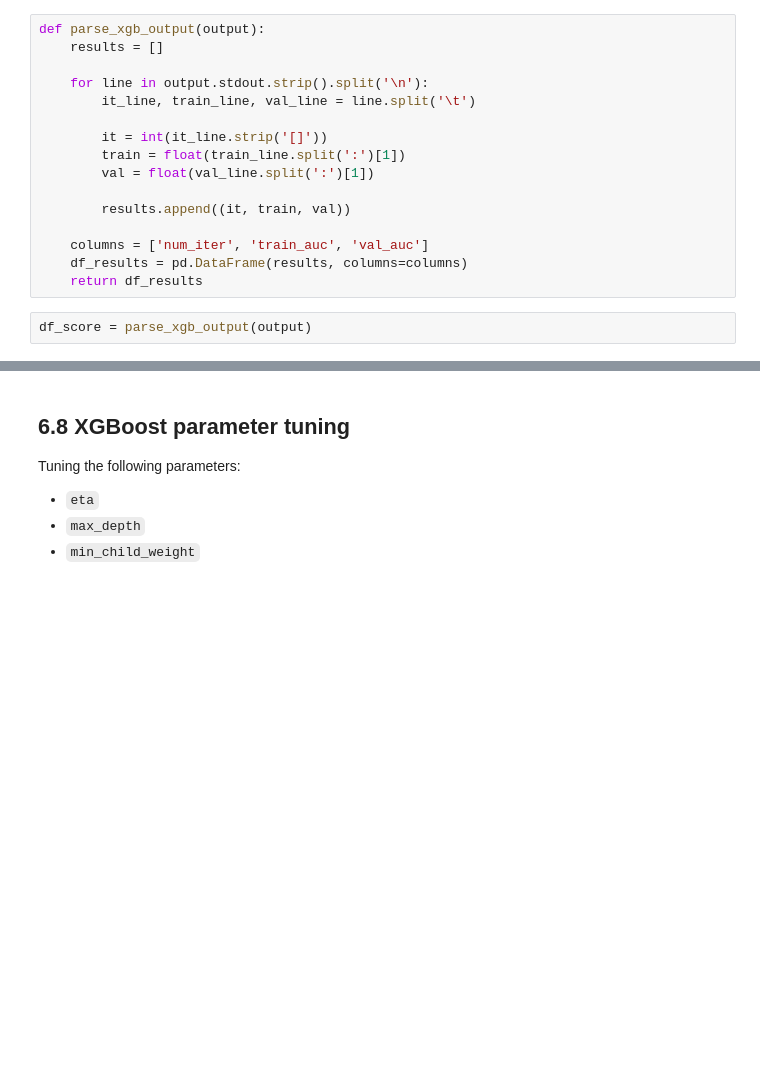
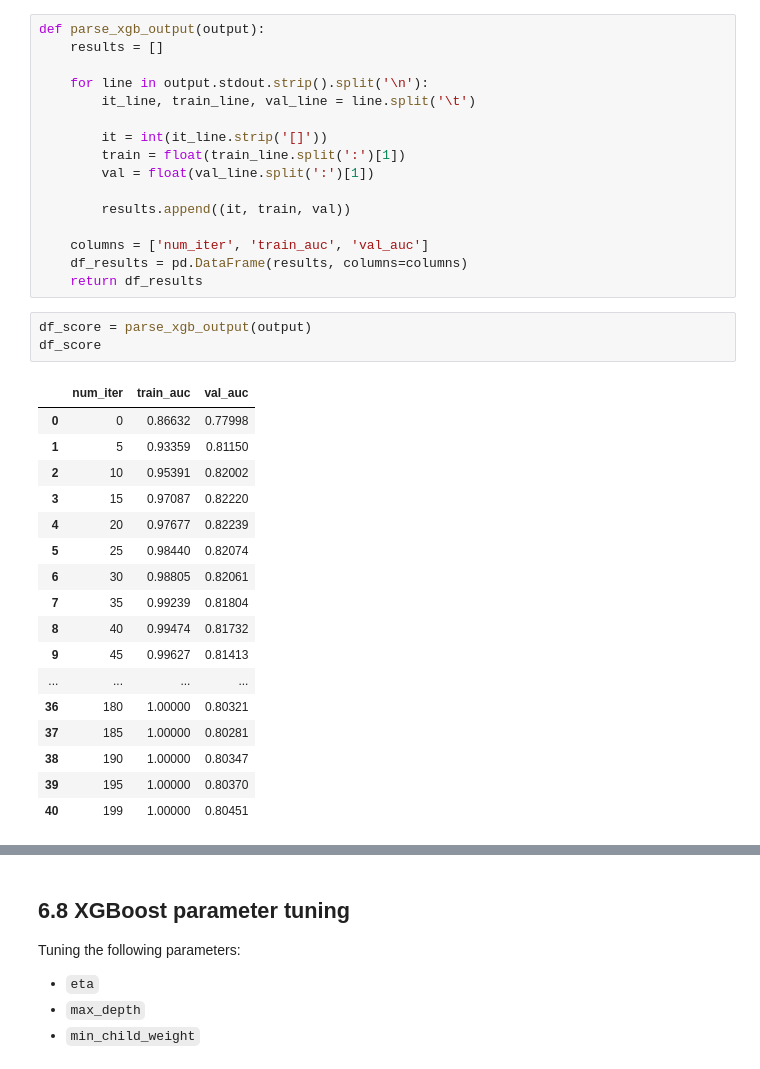
Before and after one commit to yujiezhou001/machine-learning-zoomcamp, a Jupyter notebook: 06-trees/notebook.ipynb, the cells around one changed output, grey strips where cells are left out. Saved outputs shown, nothing was run; the diff lists cells and outputs as text; blank space fills up the shorter version.

```diff
--- a/06-trees/notebook.ipynb
+++ b/06-trees/notebook.ipynb
@@ -849,6 +848,25 @@ def parse_xgb_output(output):
     return df_results
 # %%
 df_score = parse_xgb_output(output)
+df_score
+# %% [output]
+|  | num_iter | train_auc | val_auc |
+| 0 | 0 | 0.86632 | 0.77998 |
+| 1 | 5 | 0.93359 | 0.81150 |
+| 2 | 10 | 0.95391 | 0.82002 |
+| 3 | 15 | 0.97087 | 0.82220 |
+| 4 | 20 | 0.97677 | 0.82239 |
+| 5 | 25 | 0.98440 | 0.82074 |
+| 6 | 30 | 0.98805 | 0.82061 |
+| 7 | 35 | 0.99239 | 0.81804 |
+| 8 | 40 | 0.99474 | 0.81732 |
+| 9 | 45 | 0.99627 | 0.81413 |
+| ... | ... | ... | ... |
+| 36 | 180 | 1.00000 | 0.80321 |
+| 37 | 185 | 1.00000 | 0.80281 |
+| 38 | 190 | 1.00000 | 0.80347 |
+| 39 | 195 | 1.00000 | 0.80370 |
+| 40 | 199 | 1.00000 | 0.80451 |
 # %%
 plt.plot(df_score.num_iter, df_score.train_auc, label='train')
 plt.plot(df_score.num_iter, df_score.val_auc, label='val')
```
Also changed, not shown: parts of 25 cells of this notebook.
